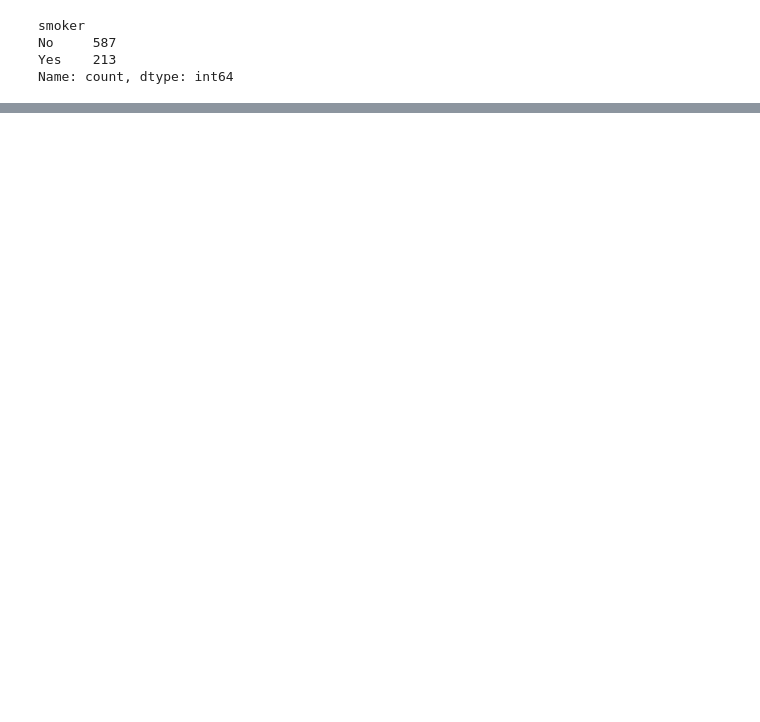
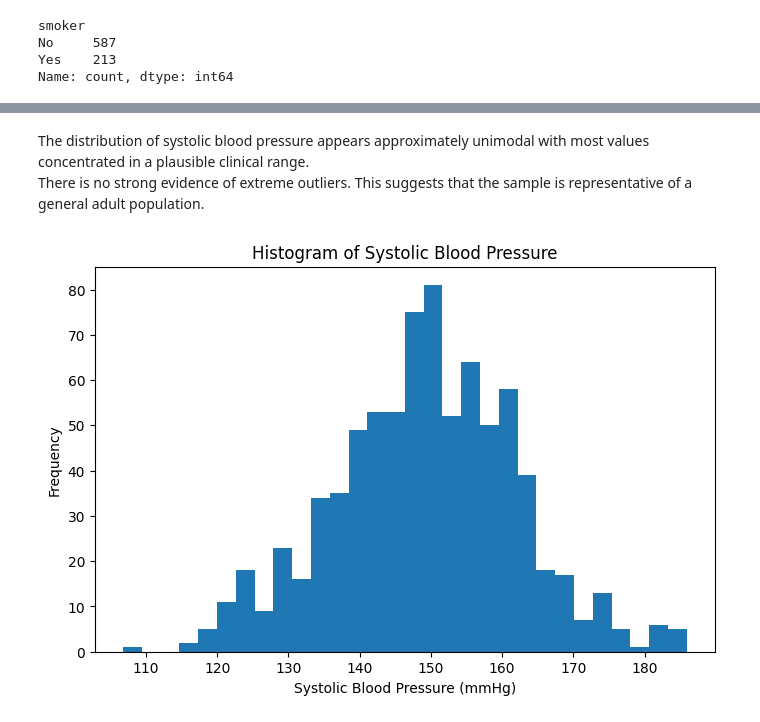
Before and after one commit to Realytica/health_study, a Jupyter notebook: notebooks/part_1_health_study.ipynb, the cells around one changed output, grey strips where cells are left out. Cells and saved outputs as stored; diff of their text form; code cells hidden in the pictures; blank space fills up the shorter version.

```diff
--- a/notebooks/part_1_health_study.ipynb
+++ b/notebooks/part_1_health_study.ipynb
@@ -82,0 +139,12 @@ sdfg
+# %% [markdown]
+The distribution of systolic blood pressure appears approximately unimodal with most values concentrated in a plausible clinical range.\
+There is no strong evidence of extreme outliers. This suggests that the sample is representative of a general adult population.
+# %%
+plt.figure(figsize=(8, 5))
+plt.hist(df["systolic_bp"], bins=30)
+plt.xlabel("Systolic Blood Pressure (mmHg)")
+plt.ylabel("Frequency")
+plt.title("Histogram of Systolic Blood Pressure")
+plt.show()
+# %% [output]
+[figure, added]
```
Also changed, not shown: parts of 29 cells of this notebook.
